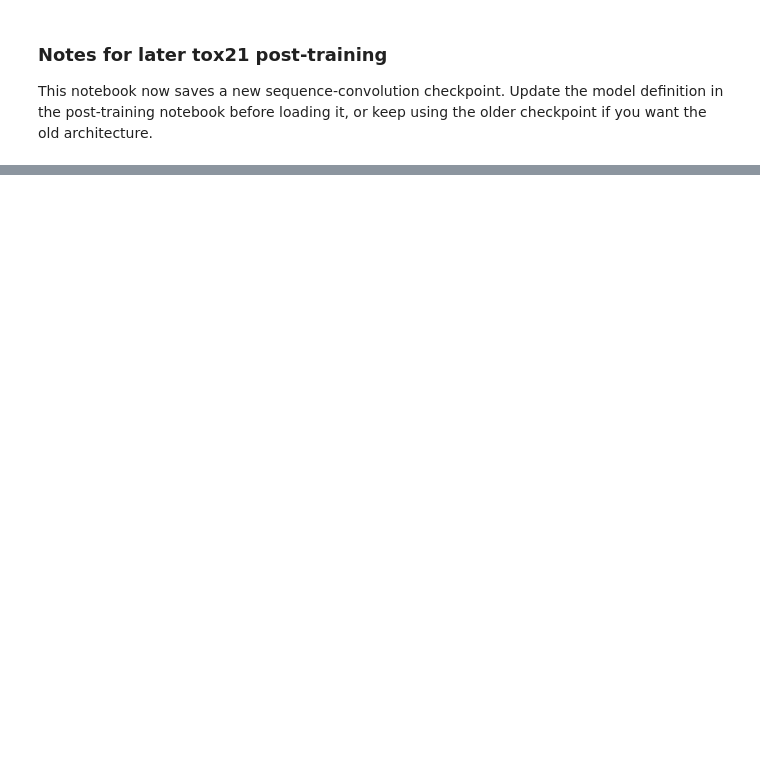
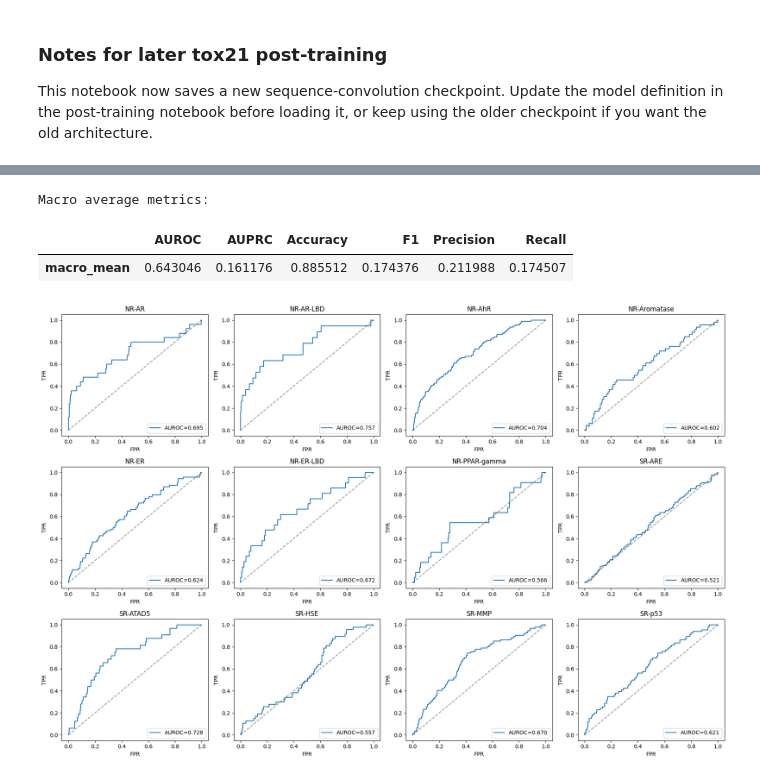
Before and after one commit to iamthomaspruyn/AI-for-Toxicology, a Jupyter notebook: PreTrained_VAE.ipynb, the cells around one changed output, grey strips where cells are left out. Drawn from its saved outputs; the diff is of its cells as text; code cells hidden in the pictures; blank space fills up the shorter version.

```diff
--- a/PreTrained_VAE.ipynb
+++ b/PreTrained_VAE.ipynb
@@ -40,6 +40,10 @@ USE_WANDB = True
 WANDB_PROJECT = "ai-for-toxicology"
 WANDB_RUN_NAME = "pretrain-chembl-zinc-seqconv"
 
+CHECKPOINT_DIR = Path("artifacts") / "pretraining_checkpoints"
+CHECKPOINT_STEM = "paper_like_selfies_chembl_zinc_seqconv_ce"
+SAVE_EPOCH_CHECKPOINTS = True  # Set False if disk usage becomes too high.
+
 random.seed(SEED)
 np.random.seed(SEED)
 torch.manual_seed(SEED)
@@ -635,0 +1058,27 @@ This notebook now saves a new sequence-convolution checkpoint. Update the model
+# %%
+print("Macro average metrics:")
+metrics_df[["AUROC", "AUPRC", "Accuracy", "F1", "Precision", "Recall"]].mean().to_frame("macro_mean").T
+# %% [output]
+Macro average metrics:
+|  | AUROC | AUPRC | Accuracy | F1 | Precision | Recall |
+| macro_mean | 0.643046 | 0.161176 | 0.885512 | 0.174376 | 0.211988 | 0.174507 |
+# %%
+fig, axes = plt.subplots(3, 4, figsize=(18, 12))
+for ax, task in zip(axes.ravel(), TASKS):
+    if task in roc_curves:
+        fpr, tpr, auc = roc_curves[task]
+        ax.plot(fpr, tpr, label=f"AUROC={auc:.3f}")
+        ax.plot([0, 1], [0, 1], "k--", alpha=0.4)
+        ax.set_title(task)
+        ax.set_xlabel("FPR")
+        ax.set_ylabel("TPR")
+        ax.legend(loc="lower right")
+    else:
+        ax.set_title(task)
+        ax.text(0.5, 0.5, "insufficient class variation", ha="center", va="center")
+        ax.axis("off")
+
+plt.tight_layout()
+plt.show()
+# %% [output]
+[figure, added]
```
Also changed, not shown: parts of 15 cells of this notebook, 25 other files.
